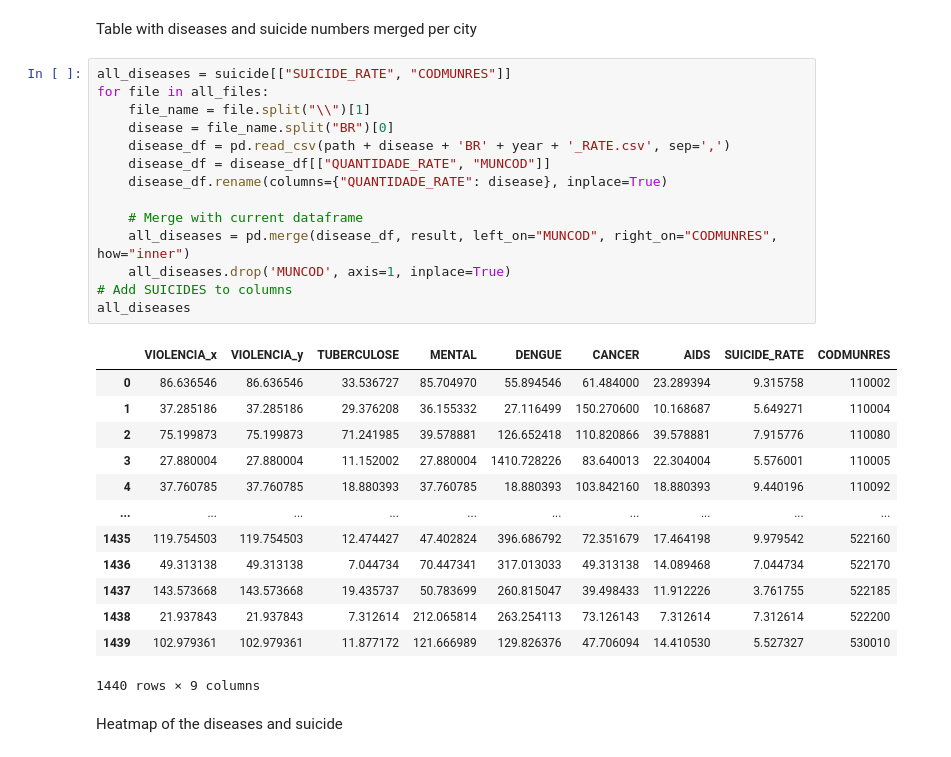
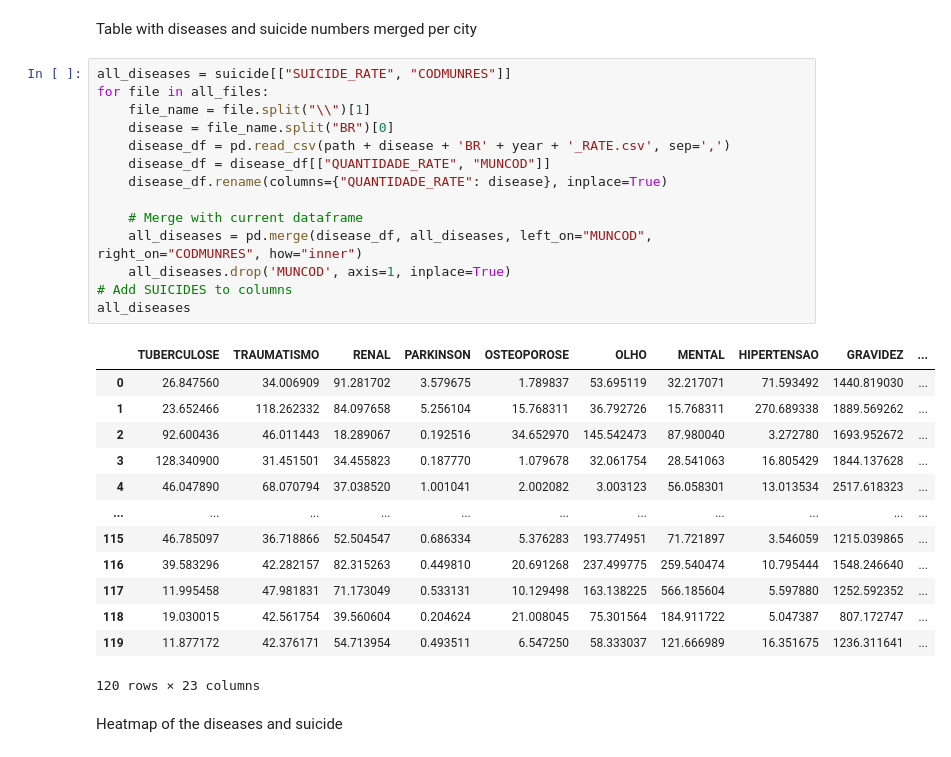
Before and after one commit to pypas/suicities-datasus, a Jupyter notebook: Spearman/spearman.ipynb, the cells around one changed output. Saved outputs shown, nothing was run; the diff lists cells and outputs as text.

```diff
--- a/Spearman/spearman.ipynb
+++ b/Spearman/spearman.ipynb
@@ -81,31 +81,31 @@ Table with diseases and suicide numbers merged per city
 # %%
 all_diseases = suicide[["SUICIDE_RATE", "CODMUNRES"]]
 for file in all_files:
     file_name = file.split("\\")[1]
     disease = file_name.split("BR")[0]
     disease_df = pd.read_csv(path + disease + 'BR' + year + '_RATE.csv', sep=',')
     disease_df = disease_df[["QUANTIDADE_RATE", "MUNCOD"]]
     disease_df.rename(columns={"QUANTIDADE_RATE": disease}, inplace=True)
 
     # Merge with current dataframe
-    all_diseases = pd.merge(disease_df, result, left_on="MUNCOD", right_on="CODMUNRES", how="inner")
+    all_diseases = pd.merge(disease_df, all_diseases, left_on="MUNCOD", right_on="CODMUNRES", how="inner")
     all_diseases.drop('MUNCOD', axis=1, inplace=True)
 # Add SUICIDES to columns
 all_diseases
 # %% [output]
-|  | VIOLENCIA_x | VIOLENCIA_y | TUBERCULOSE | MENTAL | DENGUE | CANCER | AIDS | SUICIDE_RATE | CODMUNRES |
-| 0 | 86.636546 | 86.636546 | 33.536727 | 85.704970 | 55.894546 | 61.484000 | 23.289394 | 9.315758 | 110002 |
-| 1 | 37.285186 | 37.285186 | 29.376208 | 36.155332 | 27.116499 | 150.270600 | 10.168687 | 5.649271 | 110004 |
-| 2 | 75.199873 | 75.199873 | 71.241985 | 39.578881 | 126.652418 | 110.820866 | 39.578881 | 7.915776 | 110080 |
-| 3 | 27.880004 | 27.880004 | 11.152002 | 27.880004 | 1410.728226 | 83.640013 | 22.304004 | 5.576001 | 110005 |
-| 4 | 37.760785 | 37.760785 | 18.880393 | 37.760785 | 18.880393 | 103.842160 | 18.880393 | 9.440196 | 110092 |
-| ... | ... | ... | ... | ... | ... | ... | ... | ... | ... |
-| 1435 | 119.754503 | 119.754503 | 12.474427 | 47.402824 | 396.686792 | 72.351679 | 17.464198 | 9.979542 | 522160 |
-| 1436 | 49.313138 | 49.313138 | 7.044734 | 70.447341 | 317.013033 | 49.313138 | 14.089468 | 7.044734 | 522170 |
-| 1437 | 143.573668 | 143.573668 | 19.435737 | 50.783699 | 260.815047 | 39.498433 | 11.912226 | 3.761755 | 522185 |
-| 1438 | 21.937843 | 21.937843 | 7.312614 | 212.065814 | 263.254113 | 73.126143 | 7.312614 | 7.312614 | 522200 |
-| 1439 | 102.979361 | 102.979361 | 11.877172 | 121.666989 | 129.826376 | 47.706094 | 14.410530 | 5.527327 | 530010 |
+|  | TUBERCULOSE | TRAUMATISMO | RENAL | PARKINSON | OSTEOPOROSE | OLHO | MENTAL | HIPERTENSAO | GRAVIDEZ | ... |
+| 0 | 26.847560 | 34.006909 | 91.281702 | 3.579675 | 1.789837 | 53.695119 | 32.217071 | 71.593492 | 1440.819030 | ... |
+| 1 | 23.652466 | 118.262332 | 84.097658 | 5.256104 | 15.768311 | 36.792726 | 15.768311 | 270.689338 | 1889.569262 | ... |
+| 2 | 92.600436 | 46.011443 | 18.289067 | 0.192516 | 34.652970 | 145.542473 | 87.980040 | 3.272780 | 1693.952672 | ... |
+| 3 | 128.340900 | 31.451501 | 34.455823 | 0.187770 | 1.079678 | 32.061754 | 28.541063 | 16.805429 | 1844.137628 | ... |
+| 4 | 46.047890 | 68.070794 | 37.038520 | 1.001041 | 2.002082 | 3.003123 | 56.058301 | 13.013534 | 2517.618323 | ... |
+| ... | ... | ... | ... | ... | ... | ... | ... | ... | ... | ... |
+| 115 | 46.785097 | 36.718866 | 52.504547 | 0.686334 | 5.376283 | 193.774951 | 71.721897 | 3.546059 | 1215.039865 | ... |
+| 116 | 39.583296 | 42.282157 | 82.315263 | 0.449810 | 20.691268 | 237.499775 | 259.540474 | 10.795444 | 1548.246640 | ... |
+| 117 | 11.995458 | 47.981831 | 71.173049 | 0.533131 | 10.129498 | 163.138225 | 566.185604 | 5.597880 | 1252.592352 | ... |
+| 118 | 19.030015 | 42.561754 | 39.560604 | 0.204624 | 21.008045 | 75.301564 | 184.911722 | 5.047387 | 807.172747 | ... |
+| 119 | 11.877172 | 42.376171 | 54.713954 | 0.493511 | 6.547250 | 58.333037 | 121.666989 | 16.351675 | 1236.311641 | ... |
-1440 rows × 9 columns
+120 rows × 23 columns
 # %% [markdown]
 Heatmap of the diseases and suicide
 # %%
```
Also changed, not shown: parts of 2 cells of this notebook.
